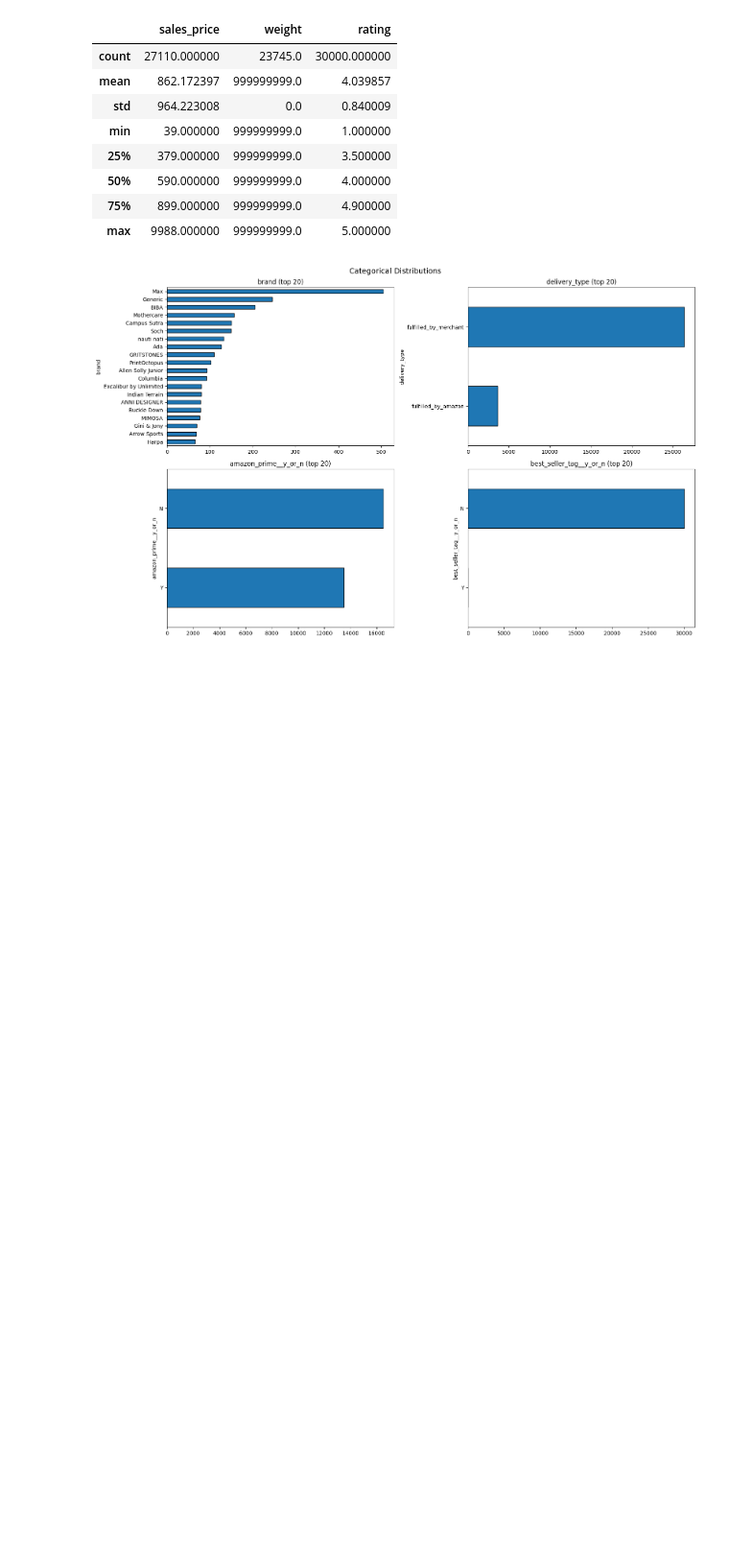
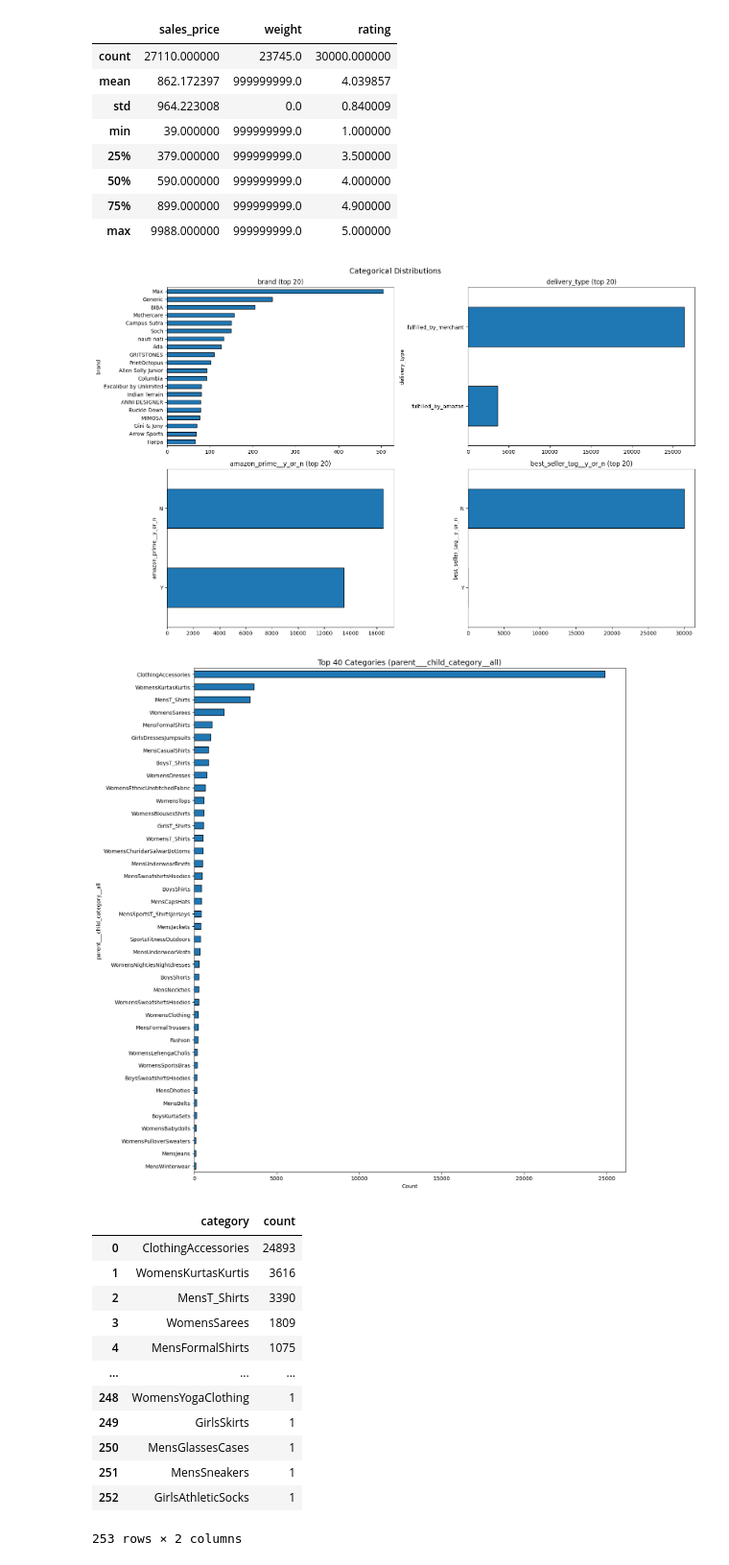
Before and after one commit to AmitAaranya/sap-cxii-tech-ex-01, a Jupyter notebook: EDA.ipynb, the cells around one changed output. Shown at 96% size. Cells and saved outputs as stored; diff of their text form; code cells hidden in the pictures; blank space fills up the shorter version.

```diff
--- a/EDA.ipynb
+++ b/EDA.ipynb
@@ -97,3 +97,45 @@ plt.tight_layout()
 plt.show()
 # %% [output]
 [figure]
+# %%
+# --- Category Distribution from parent___child_category__all ---
+# Field is a dict: {category_name: rank_string} — extract keys as categories
+
+def extract_categories(val):
+    if isinstance(val, dict):
+        return list(val.keys())
+    if isinstance(val, str) and val.strip():
+        return [v.strip() for v in val.split(">")]
+    return []
+
+all_cats = df["parent___child_category__all"].dropna().apply(extract_categories).explode()
+cat_counts = all_cats[all_cats.notna() & (all_cats != "")].value_counts()
+
+# Table: unique categories with counts
+cat_counts_df = cat_counts.reset_index()
+cat_counts_df.columns = ["category", "count"]
+
+# Top-40 bar chart
+fig, ax = plt.subplots(figsize=(14, 14))
+cat_counts.head(40).sort_values().plot.barh(ax=ax, edgecolor="black")
+ax.set_title("Top 40 Categories (parent___child_category__all)", fontsize=14)
+ax.set_xlabel("Count")
+plt.tight_layout()
+plt.show()
+
+cat_counts_df
+# %% [output]
+[figure, added]
+|  | category | count |
+| 0 | ClothingAccessories | 24893 |
+| 1 | WomensKurtasKurtis | 3616 |
+| 2 | MensT_Shirts | 3390 |
+| 3 | WomensSarees | 1809 |
+| 4 | MensFormalShirts | 1075 |
+| ... | ... | ... |
+| 248 | WomensYogaClothing | 1 |
+| 249 | GirlsSkirts | 1 |
+| 250 | MensGlassesCases | 1 |
+| 251 | MensSneakers | 1 |
+| 252 | GirlsAthleticSocks | 1 |
+253 rows × 2 columns
```
Also changed, not shown: parts of 1 cell of this notebook, 18 other files.
